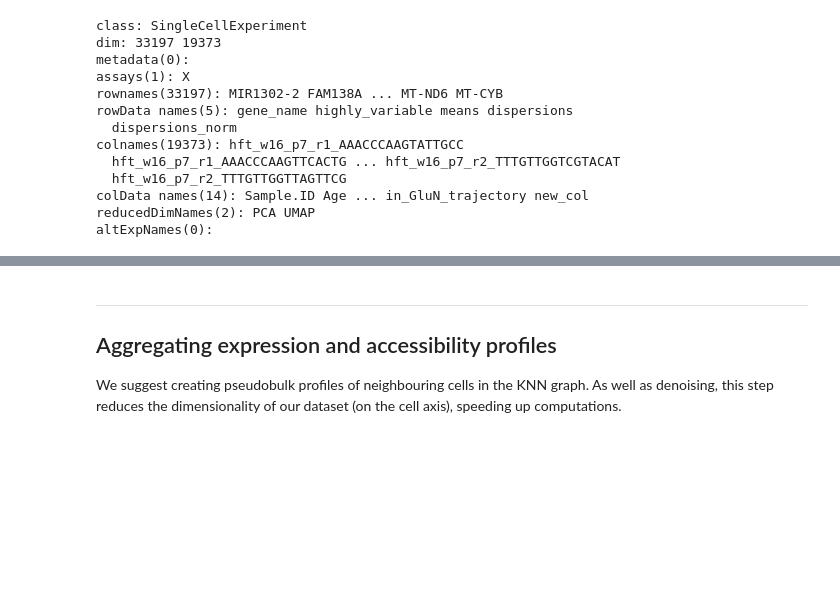
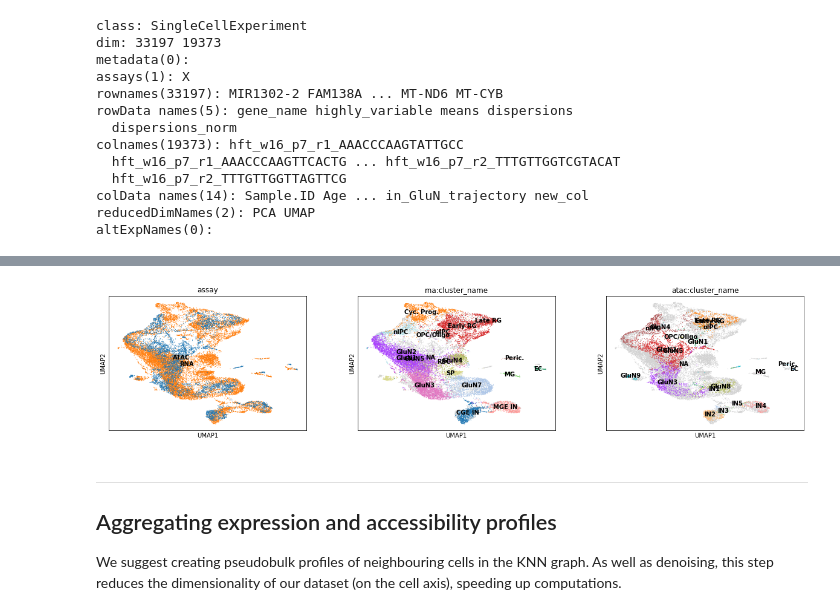
Before and after one commit to NBISweden/single-cell_sib_scilifelab_2021, a Jupyter notebook: multiomics/muon_analysis_diagonal.ipynb, the cells around one changed output, grey strips where cells are left out. Cells and saved outputs as stored; diff of their text form; code cells hidden in the pictures; blank space fills up the shorter version.

```diff
--- a/multiomics/muon_analysis_diagonal.ipynb
+++ b/multiomics/muon_analysis_diagonal.ipynb
@@ -474,0 +515,12 @@ A dimensional reduction object with key LSI_
+# %%
+%%R
+# note that we restrict the imputation to variable genes from scRNA-seq, but could impute the
+# full transcriptome if we wanted to
+genes.use <- VariableFeatures(rna_adata_seu_2)
+refdata <- GetAssayData(rna_adata_seu_2, assay = "RNA", slot = "data")[genes.use, ]
+
+# refdata (input) contains a scRNA-seq expression matrix for the scRNA-seq cells.  imputation
+# (output) will contain an imputed scRNA-seq matrix for each of the ATAC cells
+imputation <- TransferData(anchorset = transfer.anchors, refdata = refdata, weight.reduction = atac_adata_seu_2[["lsi"]],
+    dims = 2:30)
+atac_adata_seu_2[["RNA"]] <- imputation
@@ -474,0 +550,31 @@ A dimensional reduction object with key LSI_
+# %%
+%%R -o X_atac_imputed -o X_rna
+X_atac_imputed <- atac_adata_seu_2[["RNA"]]@data
+X_rna <- refdata
+# coembed <- merge(x = rna_adata_seu_2, y = atac_adata_seu_2)
+# %%
+%%R -o atac_obs_names -o rna_obs_names
+atac_obs_names <- colnames(X_atac_imputed)
+rna_obs_names <- colnames(X_rna)
+# %%
+## Make a provisional anndata
+coembed_adata = anndata.AnnData(scipy.sparse.hstack((X_atac_imputed, X_rna)).T)
+sc.pp.scale(coembed_adata)
+sc.pp.pca(coembed_adata)
+sc.pp.neighbors(coembed_adata)
+sc.tl.umap(coembed_adata)
+
+## Add embeddings to MuData
+coembed_adata.obs_names = list(atac_obs_names) + list(rna_obs_names)
+
+mdata.obsm["X_pca"] = coembed_adata[mdata.obs_names].obsm["X_pca"].copy()
+mdata.obsm["X_umap"] = coembed_adata[mdata.obs_names].obsm["X_umap"].copy()
+
+mdata.obs["assay"] = np.nan
+mdata.obs.loc[mdata.obs_names.isin(atac_adata_seu.obs_names),"assay"] = "ATAC"
+mdata.obs.loc[mdata.obs_names.isin(rna_adata_seu.obs_names),"assay"] = "RNA"
+# %%
+mdata.uns = mdata.uns or dict()
+sc.pl.umap(mdata, color=["assay","rna:cluster_name", "atac:cluster_name"], legend_loc="on data")
+# %% [output]
+[figure, added]
```
Also changed, not shown: parts of 19 cells of this notebook.
